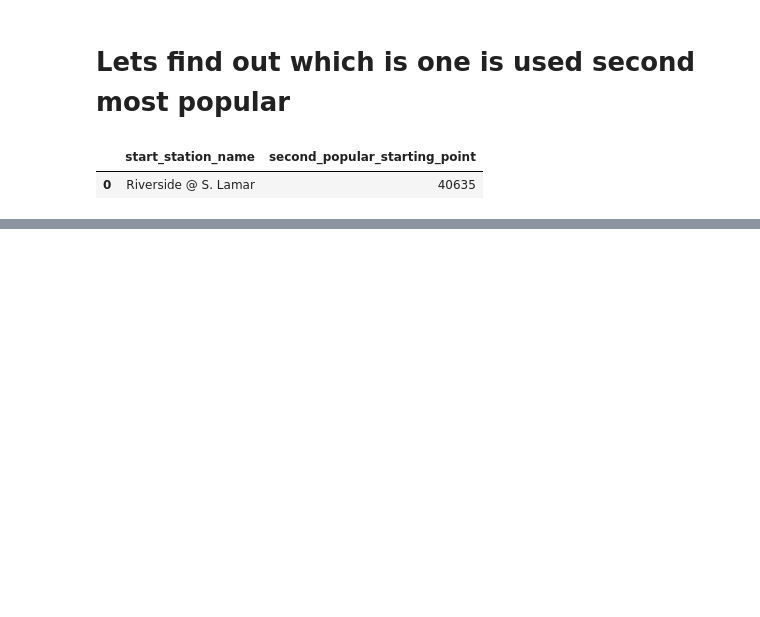
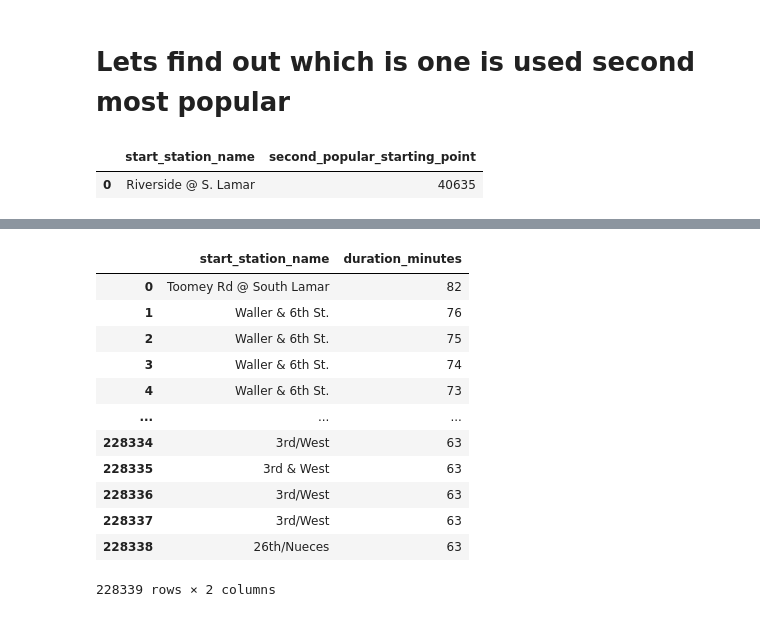
Before and after one commit to ashpou1/data-processing-4313, a Jupyter notebook: SQL SubQuery.ipynb, the cells around one changed output, grey strips where cells are left out. Drawn from its saved outputs; the diff is of its cells as text; code cells hidden in the pictures; blank space fills up the shorter version.

```diff
--- a/SQL SubQuery.ipynb
+++ b/SQL SubQuery.ipynb
@@ -211,0 +216,20 @@ So we have River @ s Lamar comes in the second popular start station point.
+# %%
+%%bigquery --project data-viz-338818
+
+SELECT start_station_name, duration_minutes
+FROM `bigquery-public-data.austin_bikeshare.bikeshare_trips`
+WHERE start_station_name = end_station_name
+# %% [output]
+|  | start_station_name | duration_minutes |
+| 0 | Toomey Rd @ South Lamar | 82 |
+| 1 | Waller & 6th St. | 76 |
+| 2 | Waller & 6th St. | 75 |
+| 3 | Waller & 6th St. | 74 |
+| 4 | Waller & 6th St. | 73 |
+| ... | ... | ... |
+| 228334 | 3rd/West | 63 |
+| 228335 | 3rd & West | 63 |
+| 228336 | 3rd/West | 63 |
+| 228337 | 3rd/West | 63 |
+| 228338 | 26th/Nueces | 63 |
+228339 rows × 2 columns
```
Also changed, not shown: parts of 7 cells of this notebook.
